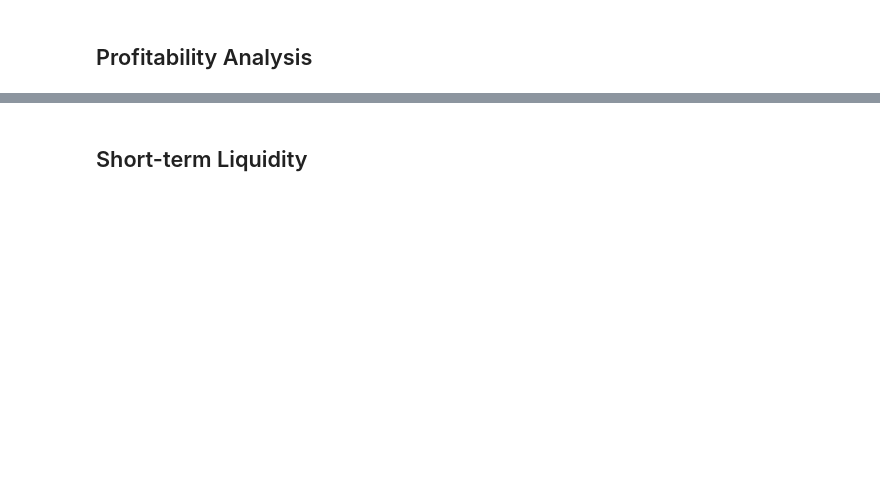
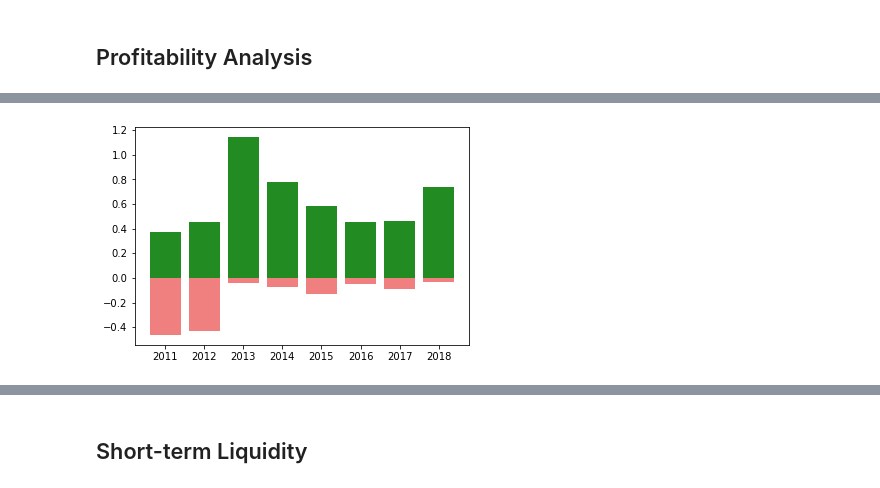
Before and after one commit to thna2020/TeslaFinancialAnalysis, a Jupyter notebook: TeslaFinancialAnalysis_1118.ipynb, the cells around one changed output, grey strips where cells are left out. Cells and saved outputs as stored; diff of their text form; code cells hidden in the pictures; blank space fills up the shorter version.

```diff
--- a/TeslaFinancialAnalysis_1118.ipynb
+++ b/TeslaFinancialAnalysis_1118.ipynb
@@ -214,0 +256,6 @@ profit_df
+# %%
+plt.bar(profit_df2['Year'], profit_df2['Asset Turnover ($)'], color='forestgreen')
+plt.bar(profit_df2['Year'], profit_df2['Return on Assets (%)'], color='lightcoral')
+plt.show()
+# %% [output]
+[figure, added]
```
Also changed, not shown: parts of 10 cells of this notebook.
